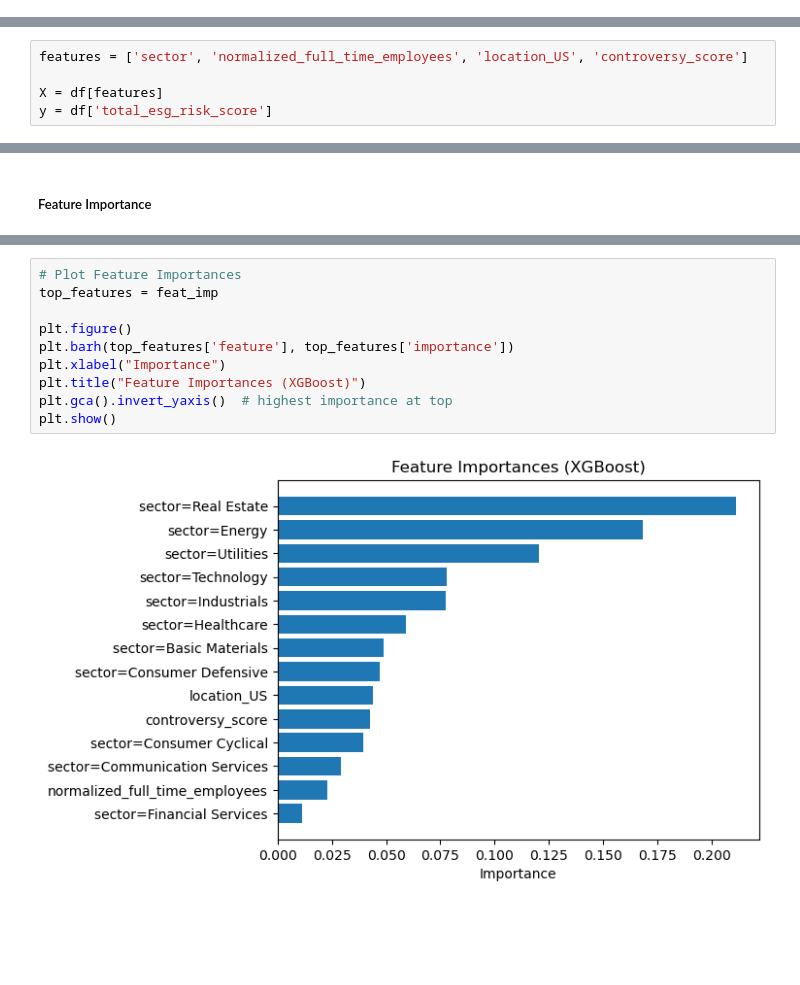
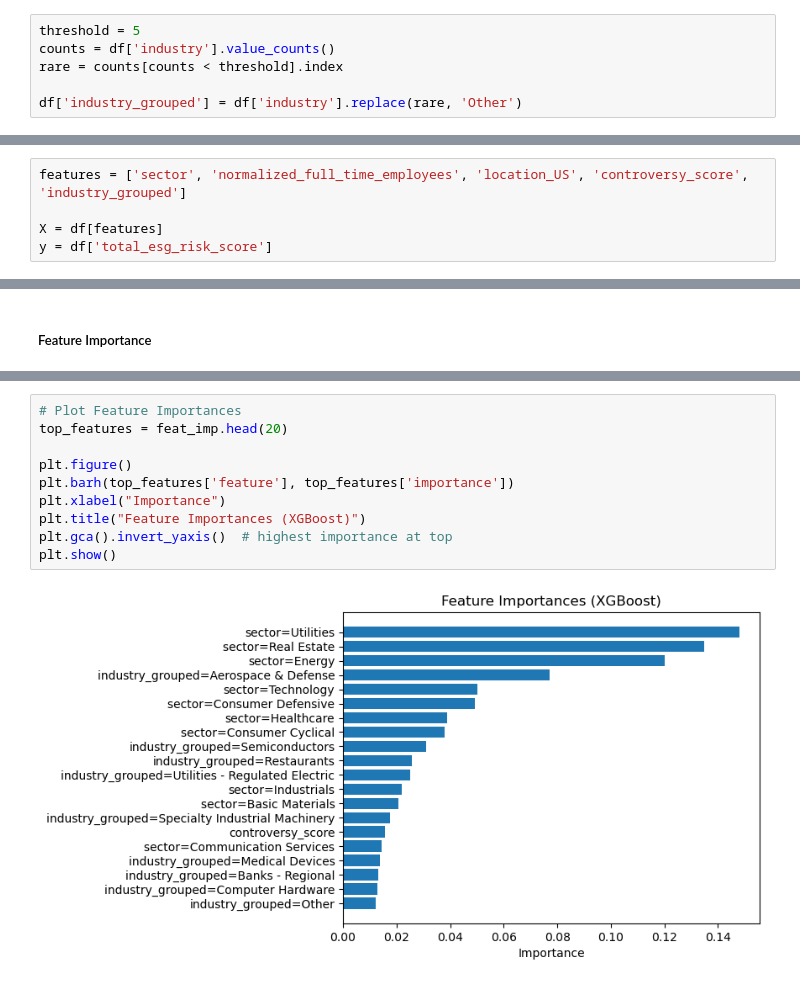
Before and after one commit to adeakinwe/ESG-Model, a Jupyter notebook: esg-sp500-model.ipynb, the cells around one changed output, grey strips where cells are left out. Saved outputs shown, nothing was run; the diff lists cells and outputs as text; blank space fills up the shorter version.

Commit message:
feature engineered with grouped industries

```diff
--- a/esg-sp500-model.ipynb
+++ b/esg-sp500-model.ipynb
@@ -494,3 +494,9 @@ max      22.00
 Name: count, dtype: float64
 # %% [markdown]
 There are 110 unique industries, it mean one-hot encoding will create an additional 109 dummy variables. This is may lead to overfitting. Hence, 'industry' will also not be considered as a feature to be included for training.
+# %%
+threshold = 5
+counts = df['industry'].value_counts()
+rare = counts[counts < threshold].index
+
+df['industry_grouped'] = df['industry'].replace(rare, 'Other')
@@ -530,6 +541,6 @@ Index(['sector', 'industry', 'full_time_employees', 'total_esg_risk_score',
       dtype='object')
 # %%
-features = ['sector', 'normalized_full_time_employees', 'location_US', 'controversy_score']
+features = ['sector', 'normalized_full_time_employees', 'location_US', 'controversy_score', 'industry_grouped']
 
 X = df[features]
 y = df['total_esg_risk_score']
@@ -692,12 +715,12 @@ print(feat_imp)
 # %%
 # Plot Feature Importances
-top_features = feat_imp
+top_features = feat_imp.head(20)
 
 plt.figure()
 plt.barh(top_features['feature'], top_features['importance'])
 plt.xlabel("Importance")
 plt.title("Feature Importances (XGBoost)")
 plt.gca().invert_yaxis()  # highest importance at top
 plt.show()
 # %% [output]
-[figure, old version]
+[figure, new version]
```
Also changed, not shown: parts of 9 cells of this notebook.
